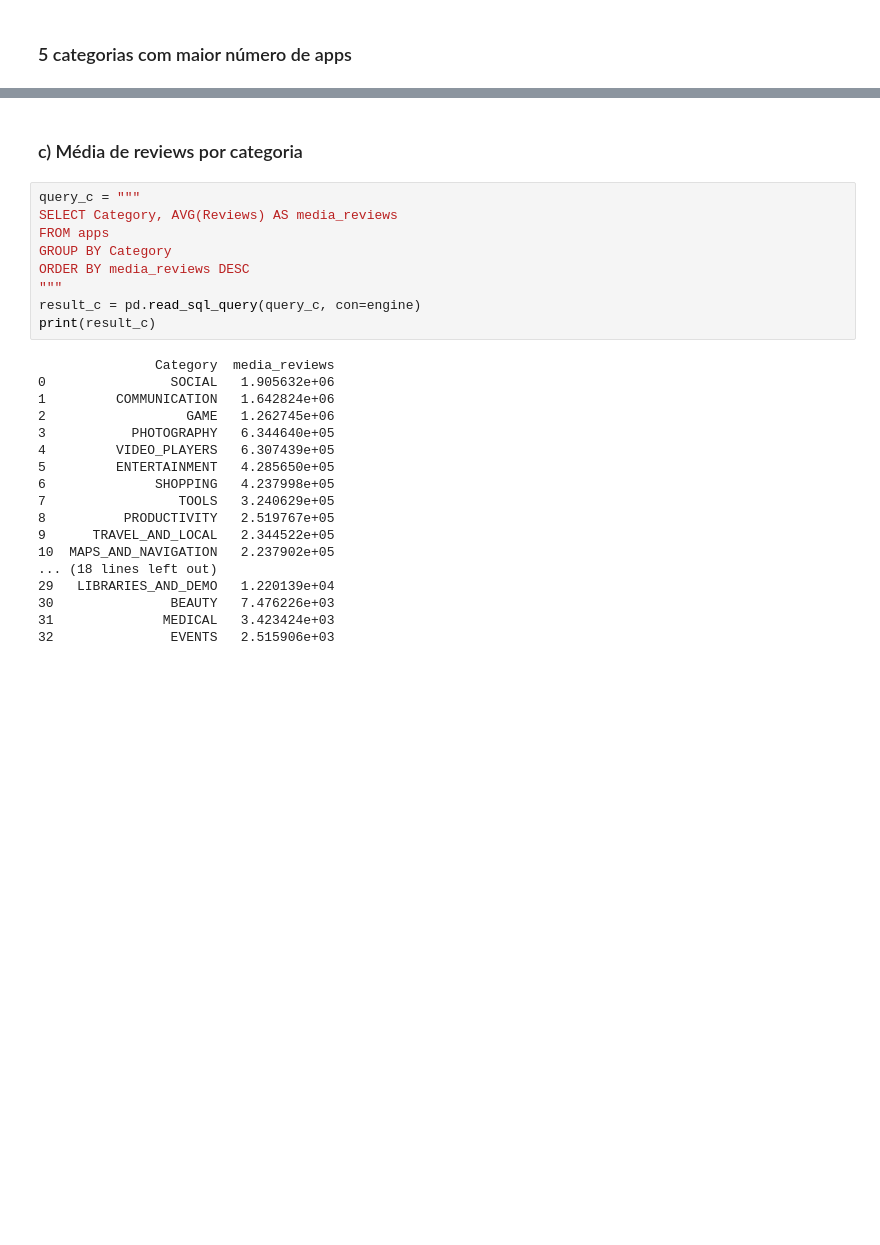
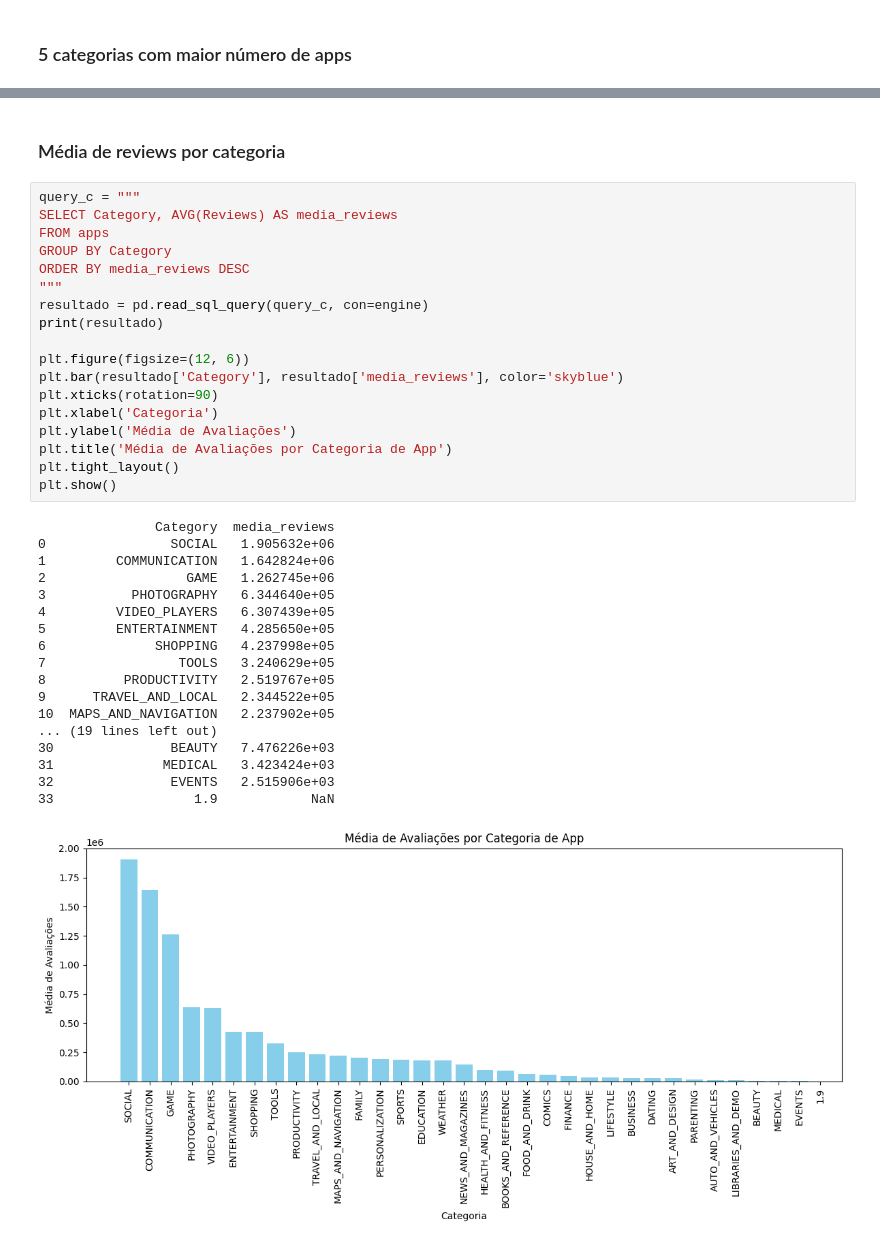
Before and after one commit to gabrielvavelar/Desafio-Hackathon, a Jupyter notebook: Desafio Python/desafio_python.ipynb, the cells around one changed output, grey strips where cells are left out. Saved outputs shown, nothing was run; the diff lists cells and outputs as text; blank space fills up the shorter version.

```diff
--- a/Desafio Python/desafio_python.ipynb
+++ b/Desafio Python/desafio_python.ipynb
@@ -144,30 +236,40 @@ print("Total apps 'Mature 17+':", resultado_check.iloc[0, 0])
 # %% [markdown]
-### c) Média de reviews por categoria
+### Média de reviews por categoria
 # %%
 query_c = """
 SELECT Category, AVG(Reviews) AS media_reviews
 FROM apps
 GROUP BY Category
 ORDER BY media_reviews DESC
 """
-result_c = pd.read_sql_query(query_c, con=engine)
-print(result_c)
+resultado = pd.read_sql_query(query_c, con=engine)
+print(resultado)
+
+plt.figure(figsize=(12, 6))
+plt.bar(resultado['Category'], resultado['media_reviews'], color='skyblue')
+plt.xticks(rotation=90)
+plt.xlabel('Categoria')
+plt.ylabel('Média de Avaliações')
+plt.title('Média de Avaliações por Categoria de App')
+plt.tight_layout()
+plt.show()
 # %% [output]
                Category  media_reviews
 0                SOCIAL   1.905632e+06
 1         COMMUNICATION   1.642824e+06
 2                  GAME   1.262745e+06
 3           PHOTOGRAPHY   6.344640e+05
 4         VIDEO_PLAYERS   6.307439e+05
 5         ENTERTAINMENT   4.285650e+05
 6              SHOPPING   4.237998e+05
 7                 TOOLS   3.240629e+05
 8          PRODUCTIVITY   2.519767e+05
 9      TRAVEL_AND_LOCAL   2.344522e+05
 10  MAPS_AND_NAVIGATION   2.237902e+05
-... (18 lines left out)
-29   LIBRARIES_AND_DEMO   1.220139e+04
+... (19 lines left out)
 30               BEAUTY   7.476226e+03
 31              MEDICAL   3.423424e+03
 32               EVENTS   2.515906e+03
+33                  1.9            NaN
+[figure, added]
 # %% [markdown]
```
Also changed, not shown: parts of 26 cells of this notebook.
